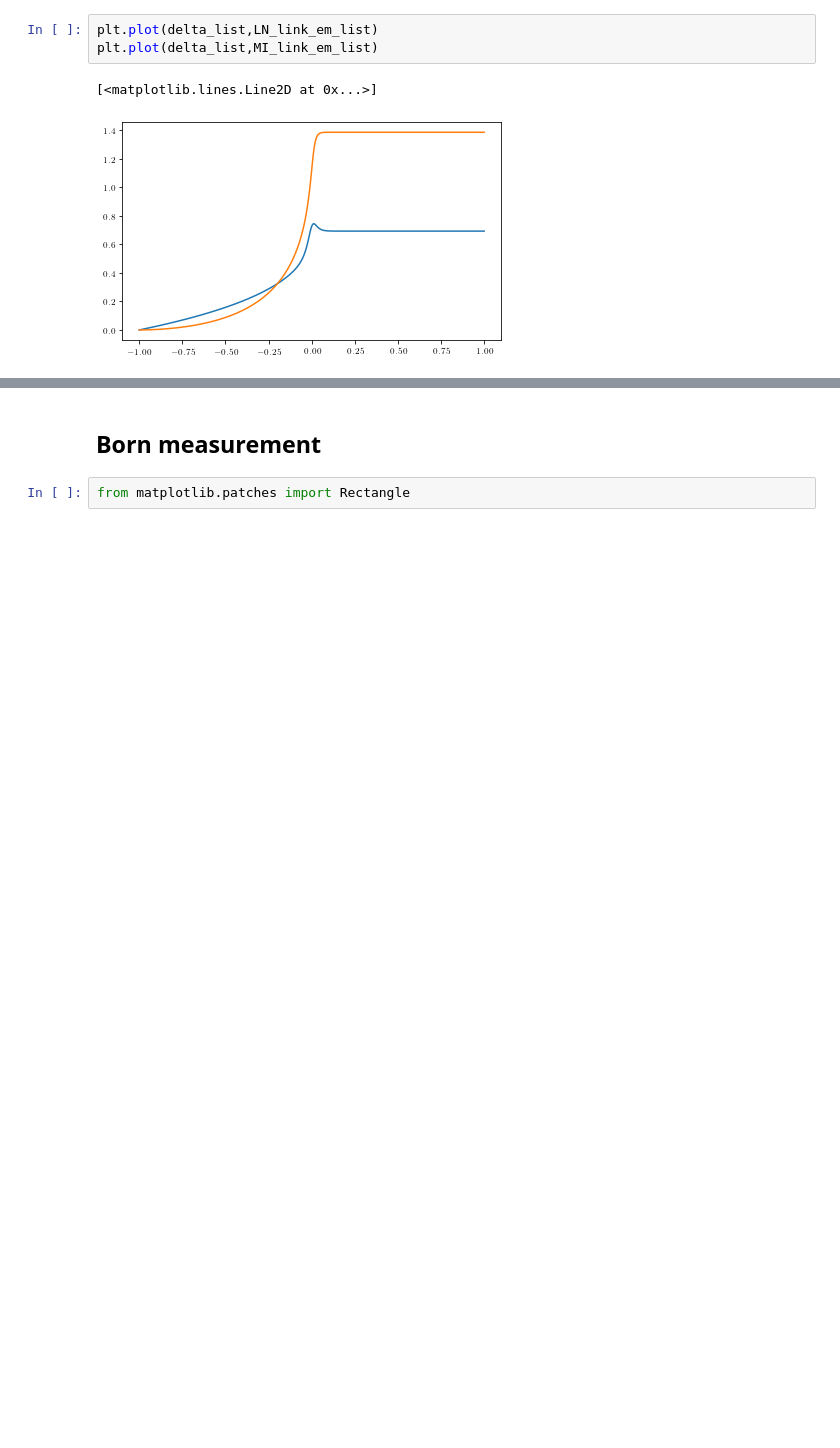
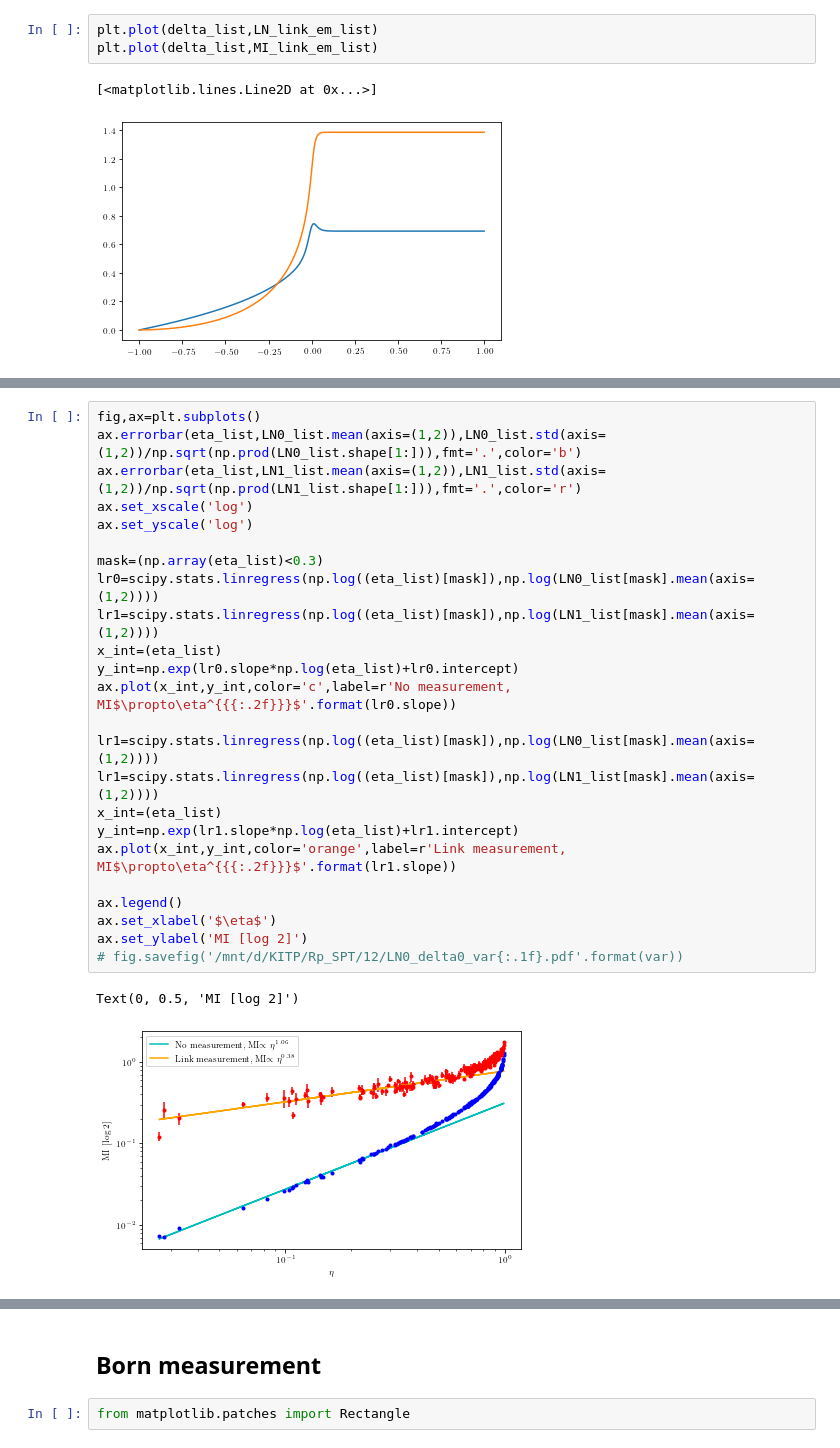
Before and after one commit to hainingpan/SPT, a Jupyter notebook: test_ssh.ipynb, the cells around one changed output, grey strips where cells are left out. Cells and saved outputs as stored; diff of their text form; blank space fills up the shorter version.

Commit message:
SSH use larger error for measurement

```diff
--- a/test_ssh.ipynb
+++ b/test_ssh.ipynb
@@ -1222,0 +1264,27 @@ plt.plot(delta_list,MI_link_em_list)
+# %%
+fig,ax=plt.subplots()
+ax.errorbar(eta_list,LN0_list.mean(axis=(1,2)),LN0_list.std(axis=(1,2))/np.sqrt(np.prod(LN0_list.shape[1:])),fmt='.',color='b')
+ax.errorbar(eta_list,LN1_list.mean(axis=(1,2)),LN1_list.std(axis=(1,2))/np.sqrt(np.prod(LN1_list.shape[1:])),fmt='.',color='r')
+ax.set_xscale('log')
+ax.set_yscale('log')
+
+mask=(np.array(eta_list)<0.3)
+lr0=scipy.stats.linregress(np.log((eta_list)[mask]),np.log(LN0_list[mask].mean(axis=(1,2))))
+lr1=scipy.stats.linregress(np.log((eta_list)[mask]),np.log(LN1_list[mask].mean(axis=(1,2))))
+x_int=(eta_list)
+y_int=np.exp(lr0.slope*np.log(eta_list)+lr0.intercept)
+ax.plot(x_int,y_int,color='c',label=r'No measurement, MI$\propto\eta^{{{:.2f}}}$'.format(lr0.slope))
+
+lr1=scipy.stats.linregress(np.log((eta_list)[mask]),np.log(LN0_list[mask].mean(axis=(1,2))))
+lr1=scipy.stats.linregress(np.log((eta_list)[mask]),np.log(LN1_list[mask].mean(axis=(1,2))))
+x_int=(eta_list)
+y_int=np.exp(lr1.slope*np.log(eta_list)+lr1.intercept)
+ax.plot(x_int,y_int,color='orange',label=r'Link measurement, MI$\propto\eta^{{{:.2f}}}$'.format(lr1.slope))
+
+ax.legend()
+ax.set_xlabel('$\eta$')
+ax.set_ylabel('MI [log 2]')
+# fig.savefig('/mnt/d/KITP/Rp_SPT/12/LN0_delta0_var{:.1f}.pdf'.format(var))
+# %% [output]
+Text(0, 0.5, 'MI [log 2]')
+[figure, added]
```
Also changed, not shown: parts of 17 cells of this notebook, 1 other file.
